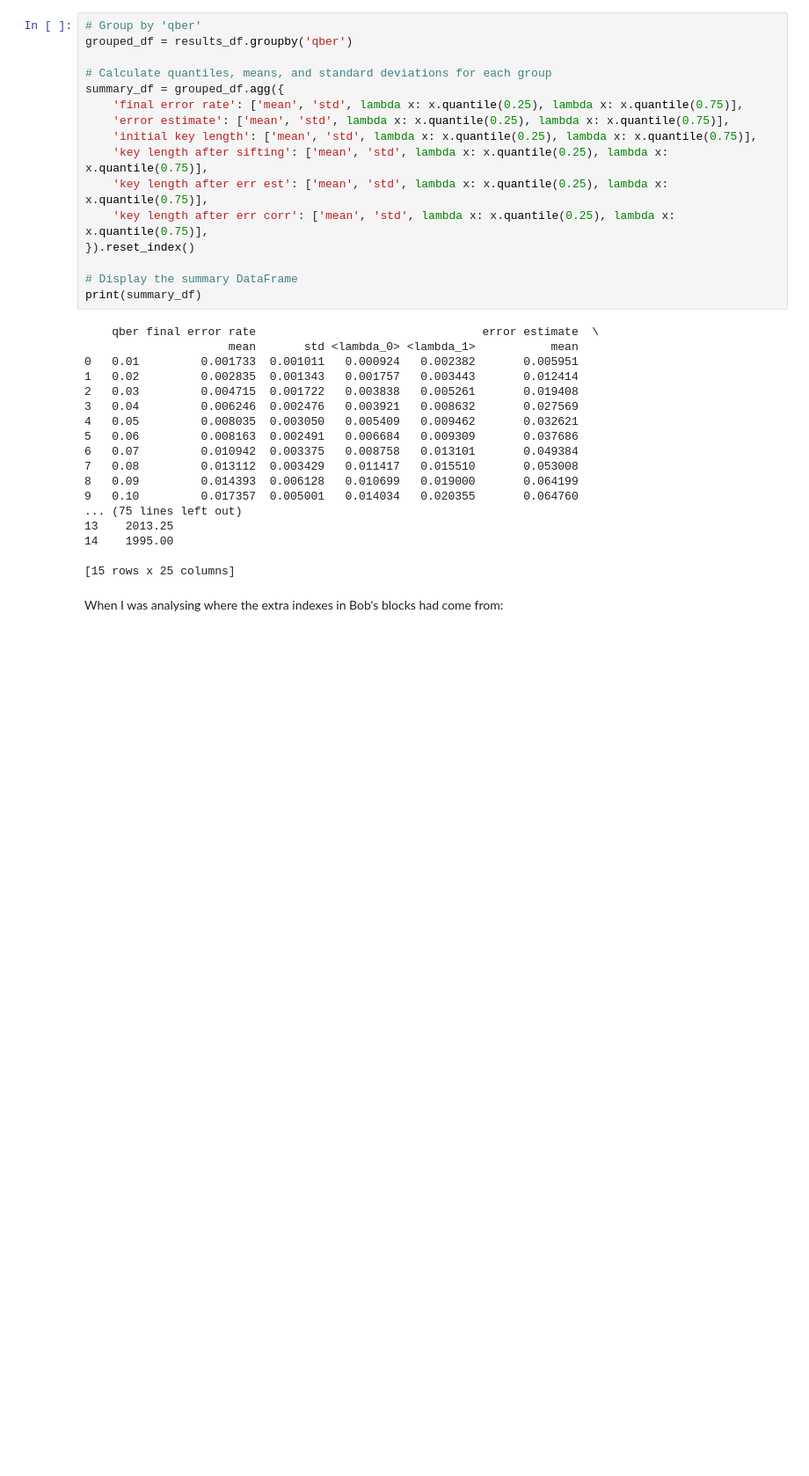
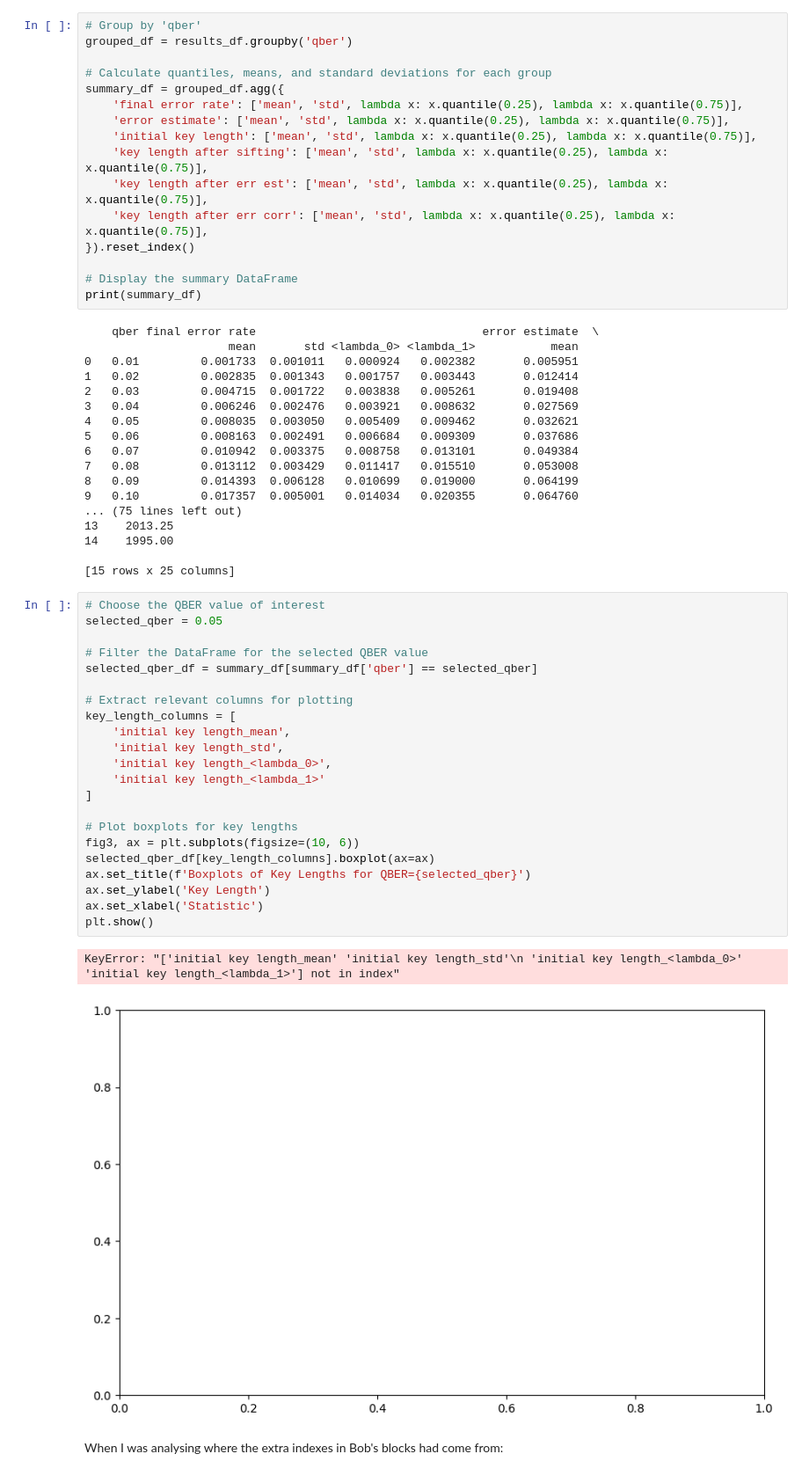
Before and after one commit to gnypit/pyqkd, a Jupyter notebook: main_tester.ipynb, the cells around one changed output. Shown at 88% size. Drawn from its saved outputs; the diff is of its cells as text; blank space fills up the shorter version.

```diff
--- a/main_tester.ipynb
+++ b/main_tester.ipynb
@@ -218,6 +218,31 @@ print(summary_df)
 14    1995.00
 
 [15 rows x 25 columns]
+# %%
+# Choose the QBER value of interest
+selected_qber = 0.05
+
+# Filter the DataFrame for the selected QBER value
+selected_qber_df = summary_df[summary_df['qber'] == selected_qber]
+
+# Extract relevant columns for plotting
+key_length_columns = [
+    'initial key length_mean',
+    'initial key length_std',
+    'initial key length_<lambda_0>',
+    'initial key length_<lambda_1>'
+]
+
+# Plot boxplots for key lengths
+fig3, ax = plt.subplots(figsize=(10, 6))
+selected_qber_df[key_length_columns].boxplot(ax=ax)
+ax.set_title(f'Boxplots of Key Lengths for QBER={selected_qber}')
+ax.set_ylabel('Key Length')
+ax.set_xlabel('Statistic')
+plt.show()
+# %% [output]
+KeyError: "['initial key length_mean' 'initial key length_std'\n 'initial key length_<lambda_0>' 'initial key length_<lambda_1>'] not in index"
+[figure, added]
 # %% [markdown]
 When I was analysing where the extra indexes in Bob's blocks had come from:
 # %%
```
Also changed, not shown: parts of 3 cells of this notebook, 1 other file.
